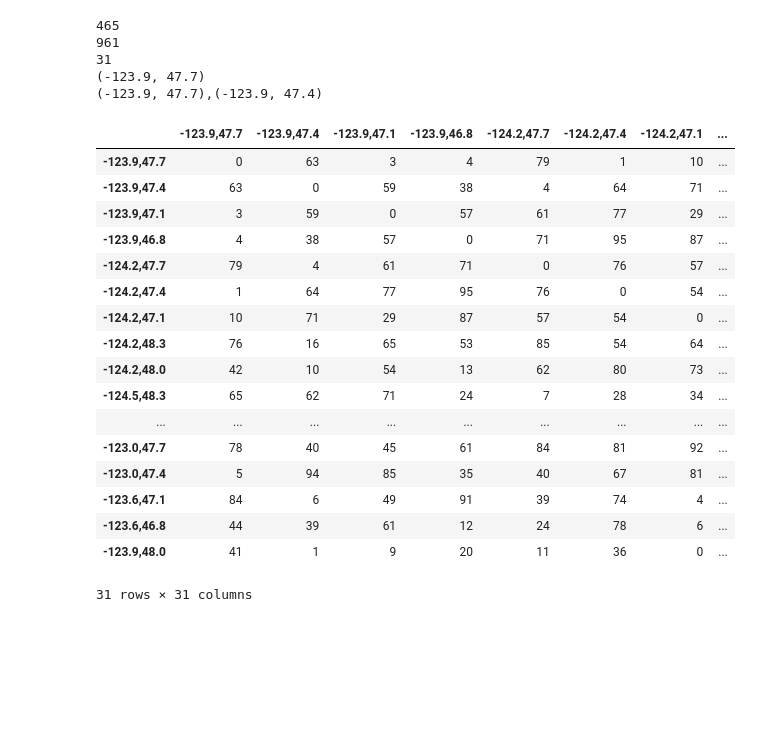
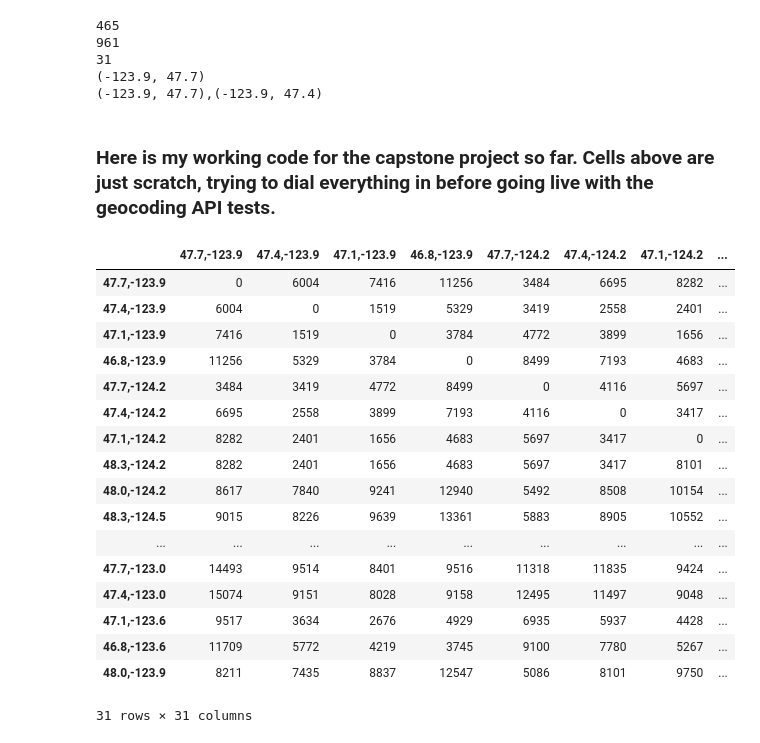
Before and after one commit to AustinJennings/Capstone, a Jupyter notebook: Notebooks/Testing Grids.ipynb, the cells around one changed output. Saved outputs shown, nothing was run; the diff lists cells and outputs as text; code cells hidden in the pictures; blank space fills up the shorter version.

Commit message:
Test matrix now has travel times

```diff
--- a/Notebooks/Testing Grids.ipynb
+++ b/Notebooks/Testing Grids.ipynb
@@ -132,12 +53,17 @@ for x in test:
 31
 (-123.9, 47.7)
 (-123.9, 47.7),(-123.9, 47.4)
+# %% [markdown]
+### Here is my working code for the capstone project so far.  Cells above are just scratch, trying to dial everything in before going live with the geocoding API tests.
 # %%
 import pandas as pd
 from itertools import combinations
 from itertools import permutations as pm
 from random import randint
 import numpy as np
+import simplejson
+import urllib
+from datetime import datetime
 
 #create df from csv
 df=pd.read_csv('CD06_TESTPTS.csv', sep=',',header=0)
@@ -145,7 +71,7 @@ df=pd.read_csv('CD06_TESTPTS.csv', sep=',',header=0)
 #df #print test
 
 #zip lat/long to single column
-df['x,y'] = list(zip(df.long, df.lat))
+df['x,y'] = list(zip(df.lat, df.long))
 
 df #print test again
 
@@ -163,52 +89,74 @@ xystring = [",".join(map(str, point)) for point in xylist]
 
 #let's now clean up the combo list (strings) that will work nicely with the Google Distance API
 unicoords = [c.replace('(', '').replace(')', '').replace(' ', '') for c in unicombo]
 
 #now make a pandas dataframe of n x n coordinates from the xystring list
 dfmatrix = pd.DataFrame(index=xystring, columns=xystring)
 
 #iterate through each of the unique coordinate pairs in list unicoords, and split string output on ';' to get origin and destination coordinates.
-#assign travel time (random at this point, will replace with API results somehow).
+#calculate travel time
 #write each travel time between points (orig, dest) and (dest, orig) to pd dataframe. This cuts geocoding in half but still populates the matrix.
-
 origlist = []
 destlist = []
 timetable = {}
 for each in unicoords:
     split = each.split(';')
     orig = split[0]
     dest = split[1]
-    time = randint(0, 100)  #will need to replace with whatever api function we go with. At this point, leaning Google. Will test soon.
+    #now we call the google API
+    # API keys (Google)
+    # request them here: https://developers.google.com/maps/documentation/distance-matrix/get-api-key
+    API1 = "AIzaSyDNzCM5NgMBniXSQqqDt8BOSKOViZAePBA" # Non existing example key
+    API2 = "AIzaSyBB5fd63OTRjqvQMzobtJ9rzLI2kQlNLVk" # Non existing example key
+
+    # Create the GET requests
+    #unix time 1541548740 = Tue Nov 6 15:59:00 2018 PST
+    tturl= "https://maps.googleapis.com/maps/api/distancematrix/json?origins=" + orig + "&destinations=" + dest + "&mode=driving&traffic_model=best_guess&departure_time=now&language=en-EN&sensor=false&key=" + API1
+
+    # Preform the request and read in the JSON data
+    result_tt = simplejson.load(urllib.request.urlopen(tturl))
+
+    # Get the driving time in seconds
+    try:
+        time = result_tt['rows'][0]['elements'][0]['duration_in_traffic']['value']
+    except KeyError:
+        if result_tt['rows'][0]['elements'][0]['status'] == 'NOT_FOUND':
+            time = Decimal('nan')
     dfmatrix.loc[orig, dest]= time
     dfmatrix.loc[dest, orig]= time
     dfmatrix.loc[orig, orig]= 0
 
+    # Append results to the file
+    target = open("Results.csv", 'a')
+    target.write(orig + "," + dest + "," + str(time) + "\n")
+    target.close()
+    #time = randint(0, 100)  #will need to replace with whatever api function we go with. At this point, leaning Google. Will test soon.'''
+
 
 '''print(origlist)
 print(len(destlist))
-print(len(allcombo))
 print(len(unicombo))
 print(unicombo[0])
 print(unicoords[0])
 print(xystring[0])'''
 
 dfmatrix
 # %% [output]
-|  | -123.9,47.7 | -123.9,47.4 | -123.9,47.1 | -123.9,46.8 | -124.2,47.7 | -124.2,47.4 | -124.2,47.1 | ... |
-| -123.9,47.7 | 0 | 63 | 3 | 4 | 79 | 1 | 10 | ... |
-| -123.9,47.4 | 63 | 0 | 59 | 38 | 4 | 64 | 71 | ... |
-| -123.9,47.1 | 3 | 59 | 0 | 57 | 61 | 77 | 29 | ... |
-| -123.9,46.8 | 4 | 38 | 57 | 0 | 71 | 95 | 87 | ... |
-| -124.2,47.7 | 79 | 4 | 61 | 71 | 0 | 76 | 57 | ... |
-| -124.2,47.4 | 1 | 64 | 77 | 95 | 76 | 0 | 54 | ... |
-| -124.2,47.1 | 10 | 71 | 29 | 87 | 57 | 54 | 0 | ... |
-| -124.2,48.3 | 76 | 16 | 65 | 53 | 85 | 54 | 64 | ... |
-| -124.2,48.0 | 42 | 10 | 54 | 13 | 62 | 80 | 73 | ... |
-| -124.5,48.3 | 65 | 62 | 71 | 24 | 7 | 28 | 34 | ... |
+|  | 47.7,-123.9 | 47.4,-123.9 | 47.1,-123.9 | 46.8,-123.9 | 47.7,-124.2 | 47.4,-124.2 | 47.1,-124.2 | ... |
+| 47.7,-123.9 | 0 | 6004 | 7416 | 11256 | 3484 | 6695 | 8282 | ... |
+| 47.4,-123.9 | 6004 | 0 | 1519 | 5329 | 3419 | 2558 | 2401 | ... |
+| 47.1,-123.9 | 7416 | 1519 | 0 | 3784 | 4772 | 3899 | 1656 | ... |
+| 46.8,-123.9 | 11256 | 5329 | 3784 | 0 | 8499 | 7193 | 4683 | ... |
+| 47.7,-124.2 | 3484 | 3419 | 4772 | 8499 | 0 | 4116 | 5697 | ... |
+| 47.4,-124.2 | 6695 | 2558 | 3899 | 7193 | 4116 | 0 | 3417 | ... |
+| 47.1,-124.2 | 8282 | 2401 | 1656 | 4683 | 5697 | 3417 | 0 | ... |
+| 48.3,-124.2 | 8282 | 2401 | 1656 | 4683 | 5697 | 3417 | 8101 | ... |
+| 48.0,-124.2 | 8617 | 7840 | 9241 | 12940 | 5492 | 8508 | 10154 | ... |
+| 48.3,-124.5 | 9015 | 8226 | 9639 | 13361 | 5883 | 8905 | 10552 | ... |
 | ... | ... | ... | ... | ... | ... | ... | ... | ... |
-| -123.0,47.7 | 78 | 40 | 45 | 61 | 84 | 81 | 92 | ... |
-| -123.0,47.4 | 5 | 94 | 85 | 35 | 40 | 67 | 81 | ... |
-| -123.6,47.1 | 84 | 6 | 49 | 91 | 39 | 74 | 4 | ... |
-| -123.6,46.8 | 44 | 39 | 61 | 12 | 24 | 78 | 6 | ... |
-| -123.9,48.0 | 41 | 1 | 9 | 20 | 11 | 36 | 0 | ... |
+| 47.7,-123.0 | 14493 | 9514 | 8401 | 9516 | 11318 | 11835 | 9424 | ... |
+| 47.4,-123.0 | 15074 | 9151 | 8028 | 9158 | 12495 | 11497 | 9048 | ... |
+| 47.1,-123.6 | 9517 | 3634 | 2676 | 4929 | 6935 | 5937 | 4428 | ... |
+| 46.8,-123.6 | 11709 | 5772 | 4219 | 3745 | 9100 | 7780 | 5267 | ... |
+| 48.0,-123.9 | 8211 | 7435 | 8837 | 12547 | 5086 | 8101 | 9750 | ... |
 31 rows × 31 columns
```
Also changed, not shown: parts of 6 cells of this notebook.
